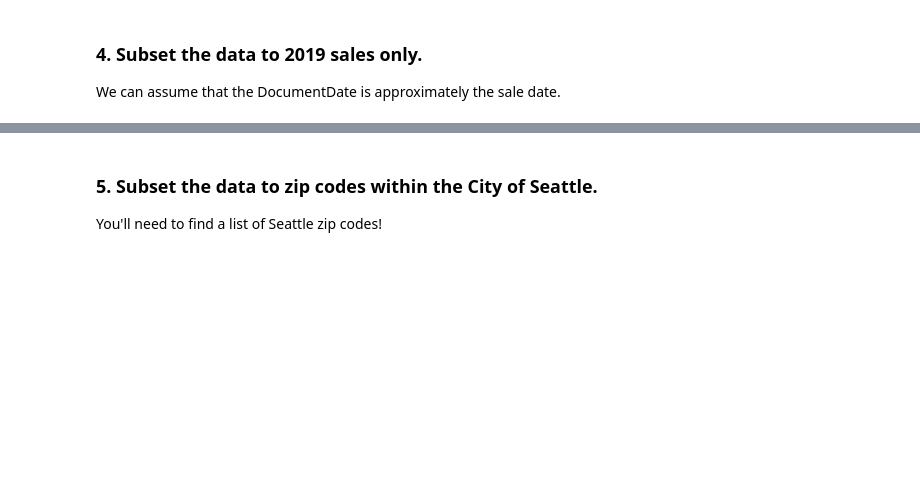
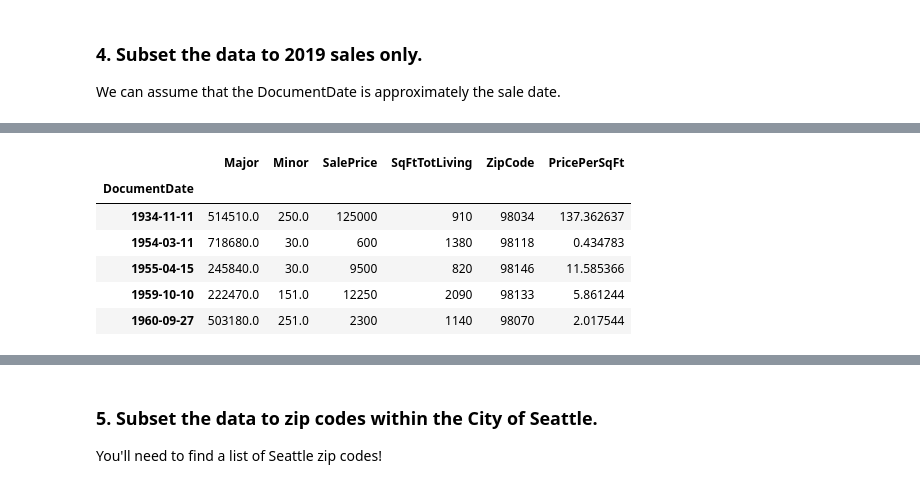
Before and after one commit to MIAISEMAN/pandas-3-data-cleaning-seattle-ds-career-040119, a Jupyter notebook: pandas-3-data-cleaning.ipynb, the cells around one changed output, grey strips where cells are left out. Cells and saved outputs as stored; diff of their text form; code cells hidden in the pictures; blank space fills up the shorter version.

```diff
--- a/pandas-3-data-cleaning.ipynb
+++ b/pandas-3-data-cleaning.ipynb
@@ -515,3 +549,6 @@ maybe.tail()
 | 1437520 | 235430.0 | 782.0 | 06/01/1984 | 85000 | 1500 | 98027 |
 # %% [markdown]
 ### 3. Add a column for PricePerSqFt
+# %%
+clean_zips['PricePerSqFt'] = clean_zips['SalePrice'] / clean_zips['SqFtTotLiving']
+clean_zips.head()
@@ -521,0 +577,6 @@ We can assume that the DocumentDate is approximately the sale date.
+# %%
+#convert DocumentDate to datetime
+update = pd.to_datetime(clean_zips.DocumentDate, format='%m/%d/%Y')
+# %%
+clean_zips['DocumentDate'] = update
+clean_zips.info()
@@ -521,0 +601,14 @@ We can assume that the DocumentDate is approximately the sale date.
+# %%
+#set the index to be the date of sale
+sales_2019 = clean_zips.set_index('DocumentDate')
+#sort the index
+sales_2019.sort_index(inplace=True, ascending=True)
+sales_2019.head()
+# %% [output]
+|  | Major | Minor | SalePrice | SqFtTotLiving | ZipCode | PricePerSqFt |
+| DocumentDate |  |  |  |  |  |  |
+| 1934-11-11 | 514510.0 | 250.0 | 125000 | 910 | 98034 | 137.362637 |
+| 1954-03-11 | 718680.0 | 30.0 | 600 | 1380 | 98118 | 0.434783 |
+| 1955-04-15 | 245840.0 | 30.0 | 9500 | 820 | 98146 | 11.585366 |
+| 1959-10-10 | 222470.0 | 151.0 | 12250 | 2090 | 98133 | 5.861244 |
+| 1960-09-27 | 503180.0 | 251.0 | 2300 | 1140 | 98070 | 2.017544 |
```
Also changed, not shown: parts of 21 cells of this notebook.
